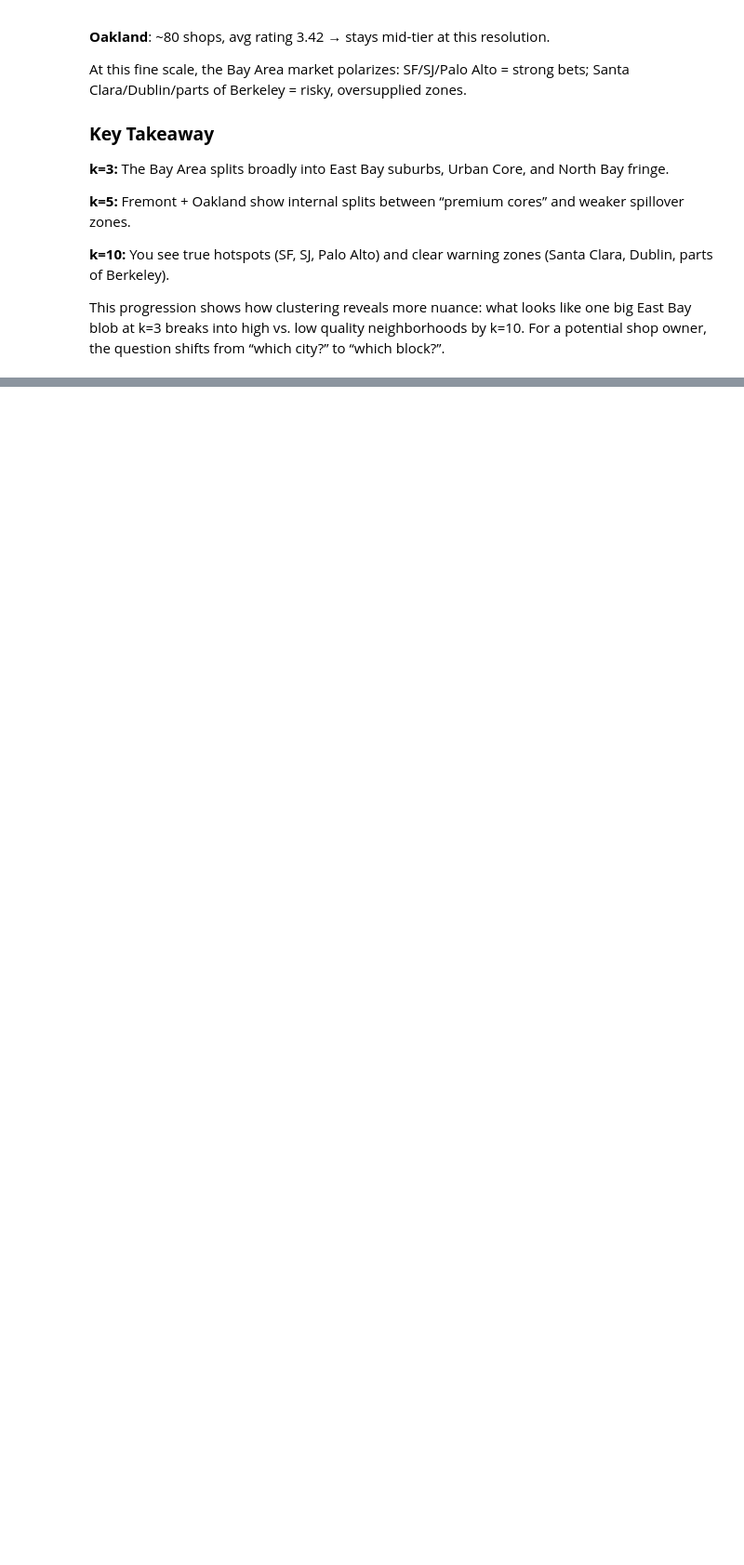
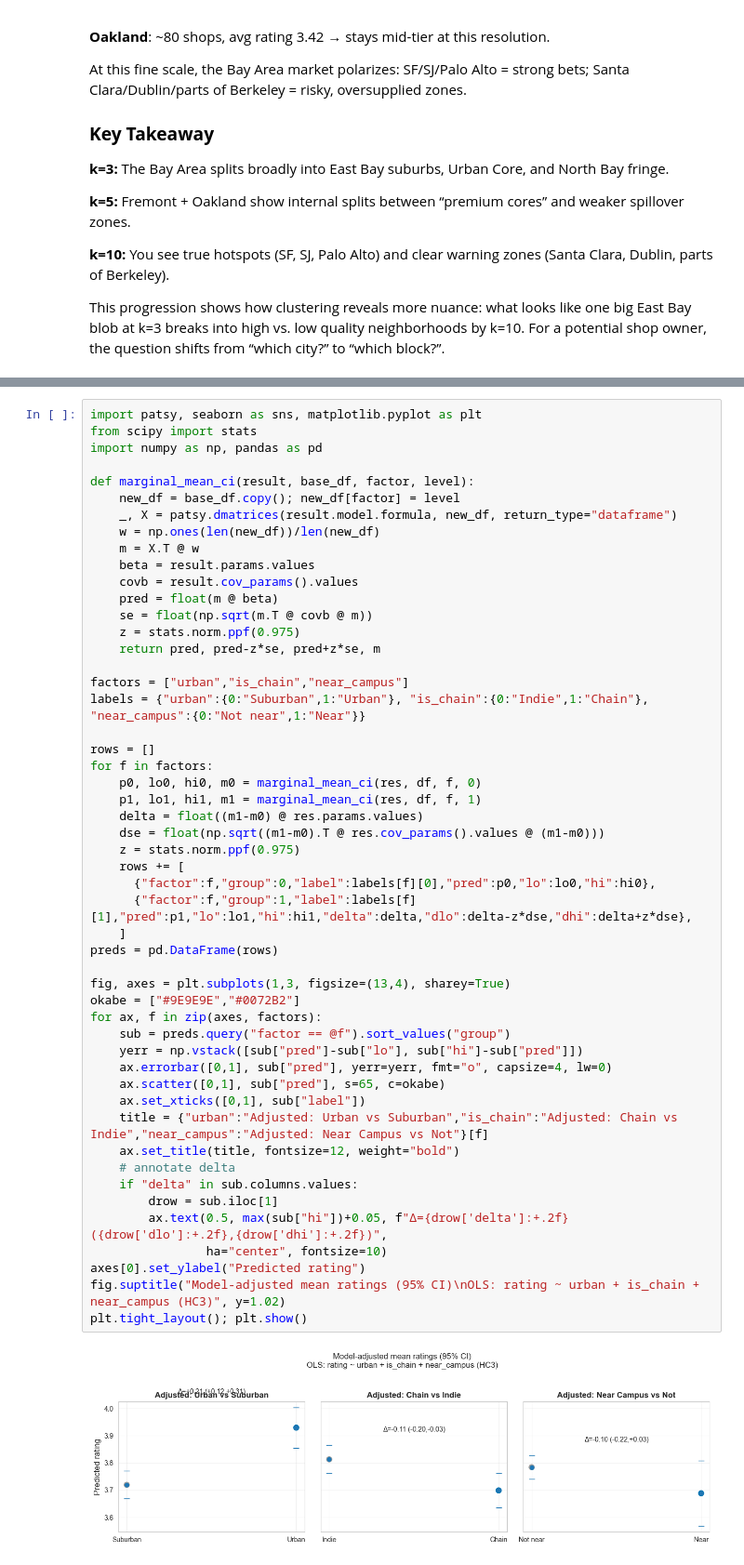
Before and after one commit to alishlish/boba-eda-starter, a Jupyter notebook: notebooks/eda.ipynb, the cells around one changed output, grey strips where cells are left out. Shown: that part at 93% size. Cells and saved outputs as stored; diff of their text form; blank space fills up the shorter version.

```diff
--- a/notebooks/eda.ipynb
+++ b/notebooks/eda.ipynb
@@ -437,0 +687,53 @@ This progression shows how clustering reveals more nuance: what looks like one b
+# %%
+import patsy, seaborn as sns, matplotlib.pyplot as plt
+from scipy import stats
+import numpy as np, pandas as pd
+
+def marginal_mean_ci(result, base_df, factor, level):
+    new_df = base_df.copy(); new_df[factor] = level
+    _, X = patsy.dmatrices(result.model.formula, new_df, return_type="dataframe")
+    w = np.ones(len(new_df))/len(new_df)
+    m = X.T @ w
+    beta = result.params.values
+    covb = result.cov_params().values
+    pred = float(m @ beta)
+    se = float(np.sqrt(m.T @ covb @ m))
+    z = stats.norm.ppf(0.975)
+    return pred, pred-z*se, pred+z*se, m
+
+factors = ["urban","is_chain","near_campus"]
+labels = {"urban":{0:"Suburban",1:"Urban"}, "is_chain":{0:"Indie",1:"Chain"}, "near_campus":{0:"Not near",1:"Near"}}
+
+rows = []
+for f in factors:
+    p0, lo0, hi0, m0 = marginal_mean_ci(res, df, f, 0)
+    p1, lo1, hi1, m1 = marginal_mean_ci(res, df, f, 1)
+    delta = float((m1-m0) @ res.params.values)
+    dse = float(np.sqrt((m1-m0).T @ res.cov_params().values @ (m1-m0)))
+    z = stats.norm.ppf(0.975)
+    rows += [
+      {"factor":f,"group":0,"label":labels[f][0],"pred":p0,"lo":lo0,"hi":hi0},
+      {"factor":f,"group":1,"label":labels[f][1],"pred":p1,"lo":lo1,"hi":hi1,"delta":delta,"dlo":delta-z*dse,"dhi":delta+z*dse},
+    ]
+preds = pd.DataFrame(rows)
+
+fig, axes = plt.subplots(1,3, figsize=(13,4), sharey=True)
+okabe = ["#9E9E9E","#0072B2"]
+for ax, f in zip(axes, factors):
+    sub = preds.query("factor == @f").sort_values("group")
+    yerr = np.vstack([sub["pred"]-sub["lo"], sub["hi"]-sub["pred"]])
+    ax.errorbar([0,1], sub["pred"], yerr=yerr, fmt="o", capsize=4, lw=0)
+    ax.scatter([0,1], sub["pred"], s=65, c=okabe)
+    ax.set_xticks([0,1], sub["label"])
+    title = {"urban":"Adjusted: Urban vs Suburban","is_chain":"Adjusted: Chain vs Indie","near_campus":"Adjusted: Near Campus vs Not"}[f]
+    ax.set_title(title, fontsize=12, weight="bold")
+    # annotate delta
+    if "delta" in sub.columns.values:
+        drow = sub.iloc[1]
+        ax.text(0.5, max(sub["hi"])+0.05, f"Δ={drow['delta']:+.2f} ({drow['dlo']:+.2f},{drow['dhi']:+.2f})",
+                ha="center", fontsize=10)
+axes[0].set_ylabel("Predicted rating")
+fig.suptitle("Model-adjusted mean ratings (95% CI)\nOLS: rating ~ urban + is_chain + near_campus (HC3)", y=1.02)
+plt.tight_layout(); plt.show()
+# %% [output]
+[figure, added]
```
Also changed, not shown: parts of 28 cells of this notebook.
